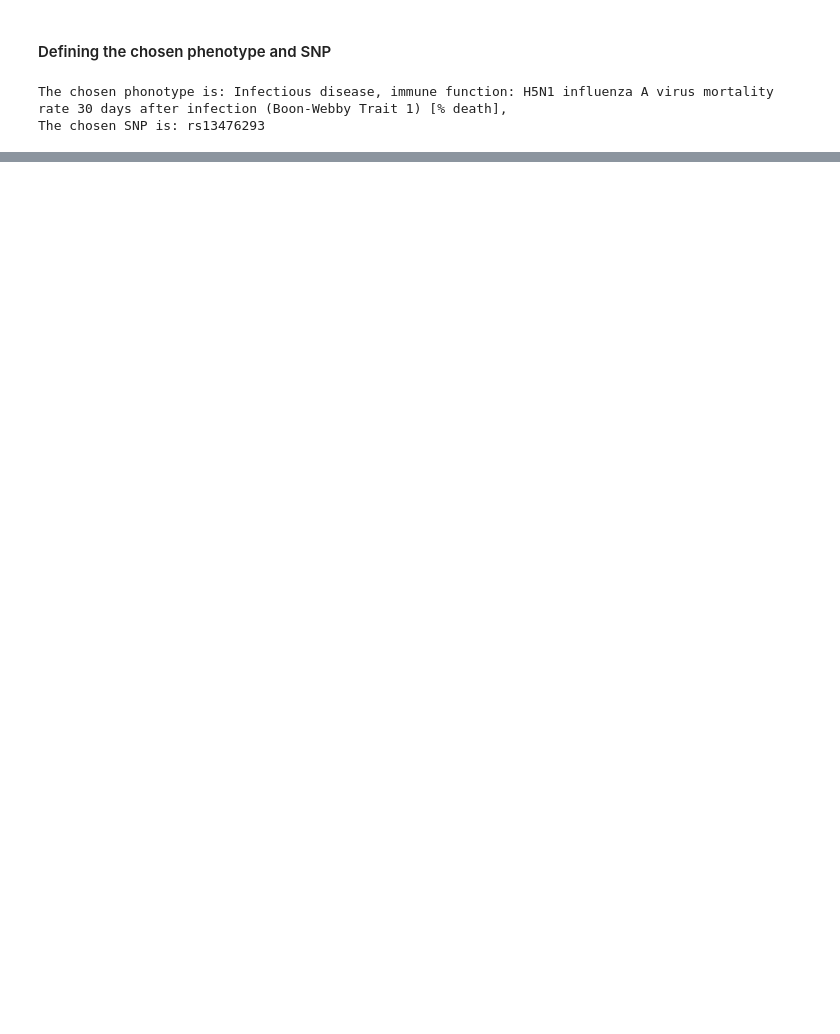
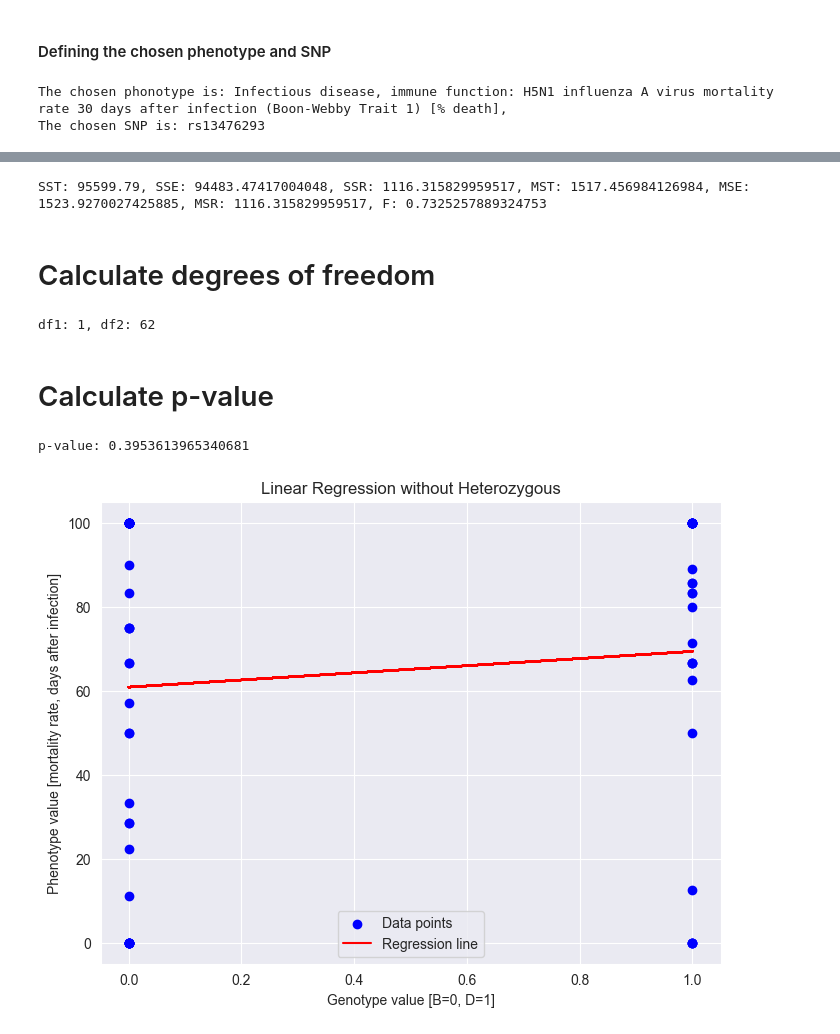
Before and after one commit to ShaniSoustiel/personal-medicine-tau, a Jupyter notebook: ex_2_part_1.ipynb, the cells around one changed output, grey strips where cells are left out. Drawn from its saved outputs; the diff is of its cells as text; code cells hidden in the pictures; blank space fills up the shorter version.

```diff
--- a/ex_2_part_1.ipynb
+++ b/ex_2_part_1.ipynb
@@ -90,0 +125,6 @@ np.float64(780.0)
+# %%
+# Convert the filtered_gen DataFrame to a NumPy array
+gen_array = np.array(filtered_gen)
+# Convert the filtered_phen DataFrame to a NumPy array
+phen_array = np.array(filtered_phen)
+gen_array, phen_array
@@ -90,0 +133,5 @@ np.float64(780.0)
+# %%
+# Replace 'B' with 0 and 'D' with 1 in gen_array
+gen_array[gen_array == 'B'] = 0
+gen_array[gen_array == 'D'] = 1
+gen_array
@@ -90,0 +145,15 @@ np.float64(780.0)
+# %%
+X = gen_array.astype(int).flatten() # gene vector - independent variable
+Y = phen_array.astype(float).flatten() # phenotype vector - dependent variable
+
+Xav = np.mean(X) # mean of X
+Yav = np.mean(Y) # mean of Y
+
+Sxx = np.sum(X**2) - len(X) * Xav**2
+Sxy = np.dot(X, Y) - len(X) * Xav * Yav
+
+b1 = Sxy / Sxx # slope
+b0 = Yav - b1 * Xav # intercept
+Yhat = X * b1 + b0 # predicted values
+
+print(f'Xav: {Xav}, Yav: {Yav}, Sxx: {Sxx}, Sxy: {Sxy}, b1: {b1}, b0: {b0}, Yhat: X*{round(b1,3)}+{round(b0,3)}')
@@ -90,0 +164,45 @@ np.float64(780.0)
+# %%
+n = len(X) # number of observations
+k = 2 # number of parameters: genotypes and phenotypes
+
+SST = np.sum((Y - Yav)**2) # total sum of squares
+SSE = np.sum((Y - Yhat)**2) # error sum of squares
+SSR = np.sum((Yhat - Yav)**2)  # regression sum of squares
+
+MST = SST / (n - 1) # mean square total
+MSE = SSE / (n - k) # mean square error
+MSR = SSR / (k - 1) # mean square regression
+F = MSR / MSE # F-statistic
+
+print(f'SST: {SST}, SSE: {SSE}, SSR: {SSR}, MST: {MST}, MSE: {MSE}, MSR: {MSR}, F: {F}')
+# %% [output]
+SST: 95599.79, SSE: 94483.47417004048, SSR: 1116.315829959517, MST: 1517.456984126984, MSE: 1523.9270027425885, MSR: 1116.315829959517, F: 0.7325257889324753
+# %% [markdown]
+# Calculate degrees of freedom
+# %%
+df1 = k - 1
+df2 = n - k
+print(f'df1: {df1}, df2: {df2}')
+# %% [output]
+df1: 1, df2: 62
+# %% [markdown]
+# Calculate p-value
+# %%
+alpha = 0.05
+p_value = 1 - stats.f.cdf(F, df1, df2)
+print(f'p-value without heterozygous: {p_value}') # p-value > alpha, therefore, cannot reject the null hypothesis
+# %% [output]
+p-value: 0.3953613965340681
+# %%
+# Plot regression line
+plt.figure(figsize=(8, 6))
+plt.scatter(X, Y, label='Data points', color='b')
+plt.plot(X, Yhat, label='Regression line', color='r')
+plt.xlabel('Genotype value [B=0, D=1]')
+plt.ylabel('Phenotype value [mortality rate, days after infection]') # Infectious disease, immune function: H5N1 influenza A virus mortality rate 30 days after infection (Boon-Webby Trait 1) [% death]
+plt.title('Linear Regression without Heterozygous')
+plt.grid(True)
+plt.legend(['Data points', f'Yhat: {round(b1,3)}*X+{round(b0,3)}', 'Regression line'])
+plt.show()
+# %% [output]
+[figure, added]
```
Also changed, not shown: parts of 68 cells of this notebook.
